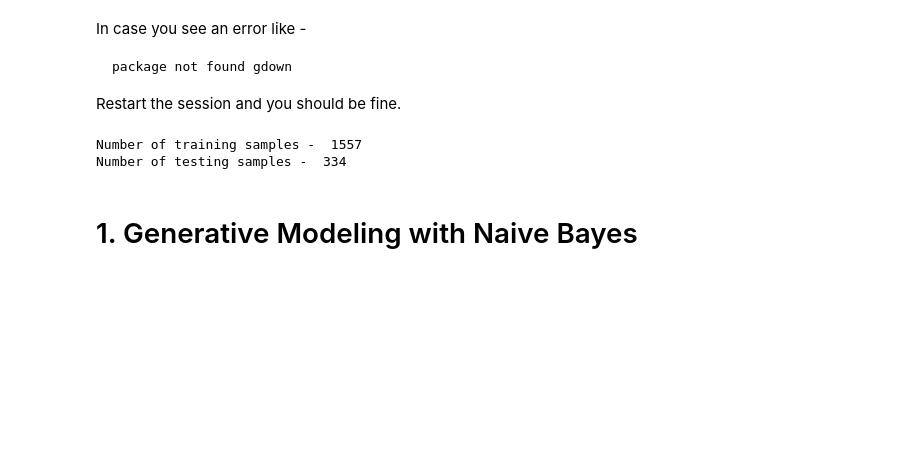
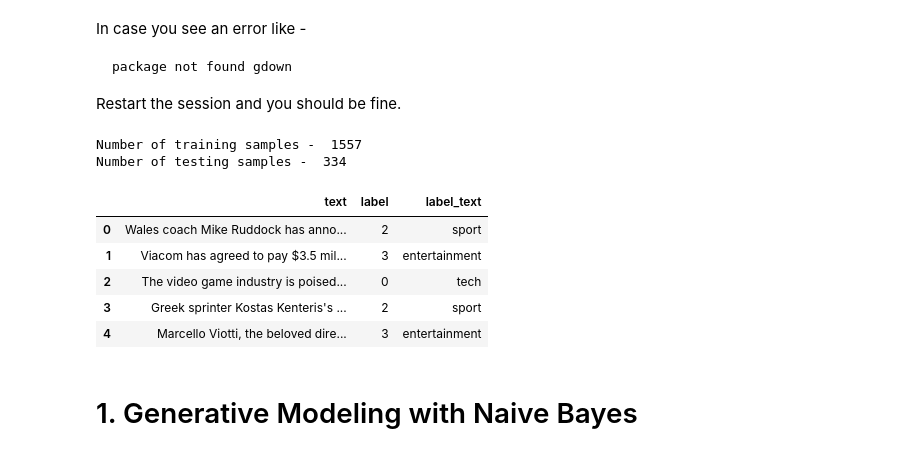
Before and after one commit to Devendra-D-Umbrajkar/NLP-Assignments, a Jupyter notebook: Assignment_1_for_DS_207_(Intro_to_NLP)_Word_Representation_and_Text_Classification.ipynb, the cells around one changed output. Cells and saved outputs as stored; diff of their text form; code cells hidden in the pictures; blank space fills up the shorter version.

```diff
--- a/Assignment_1_for_DS_207_(Intro_to_NLP)_Word_Representation_and_Text_Classification.ipynb
+++ b/Assignment_1_for_DS_207_(Intro_to_NLP)_Word_Representation_and_Text_Classification.ipynb
@@ -216,6 +216,15 @@ print("Number of testing samples - ", len(test_df))
 # %% [output]
 Number of training samples -  1557
 Number of testing samples -  334
+# %%
+train_df.head()
+# %% [output]
+|  | text | label | label_text |
+| 0 | Wales coach Mike Ruddock has anno... | 2 | sport |
+| 1 | Viacom has agreed to pay $3.5 mil... | 3 | entertainment |
+| 2 | The video game industry is poised... | 0 | tech |
+| 3 | Greek sprinter Kostas Kenteris's ... | 2 | sport |
+| 4 | Marcello Viotti, the beloved dire... | 3 | entertainment |
 # %% [markdown]
 # 1. Generative Modeling with Naive Bayes
 # %% [markdown]
```
Also changed, not shown: parts of 3 cells of this notebook.
